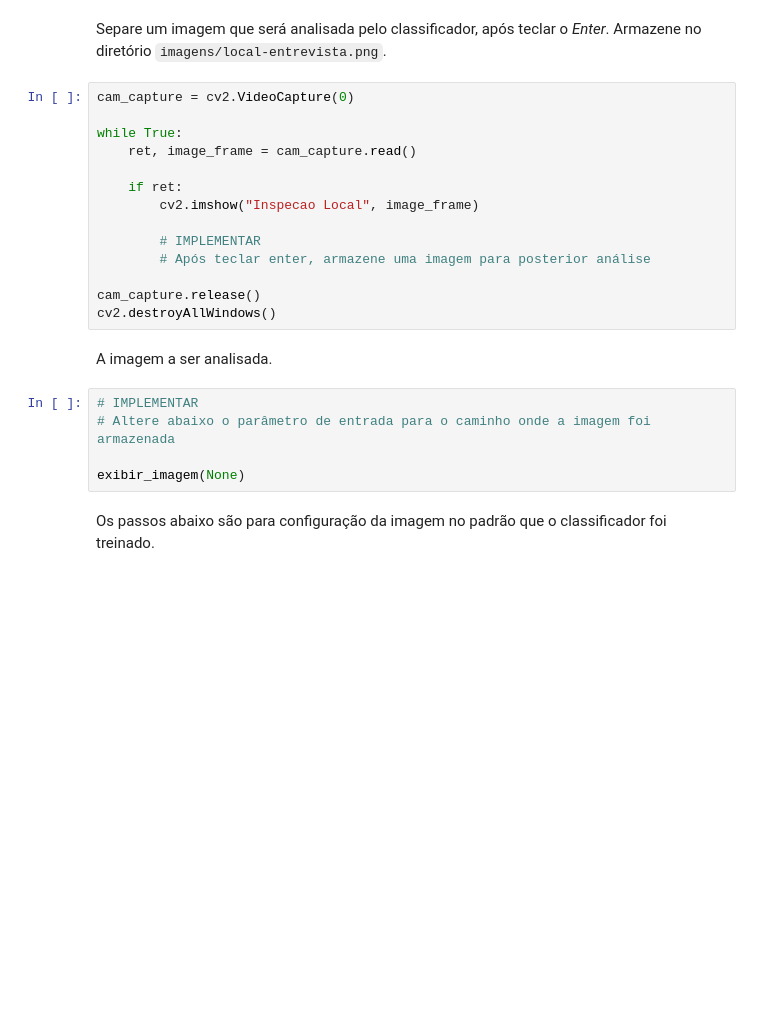
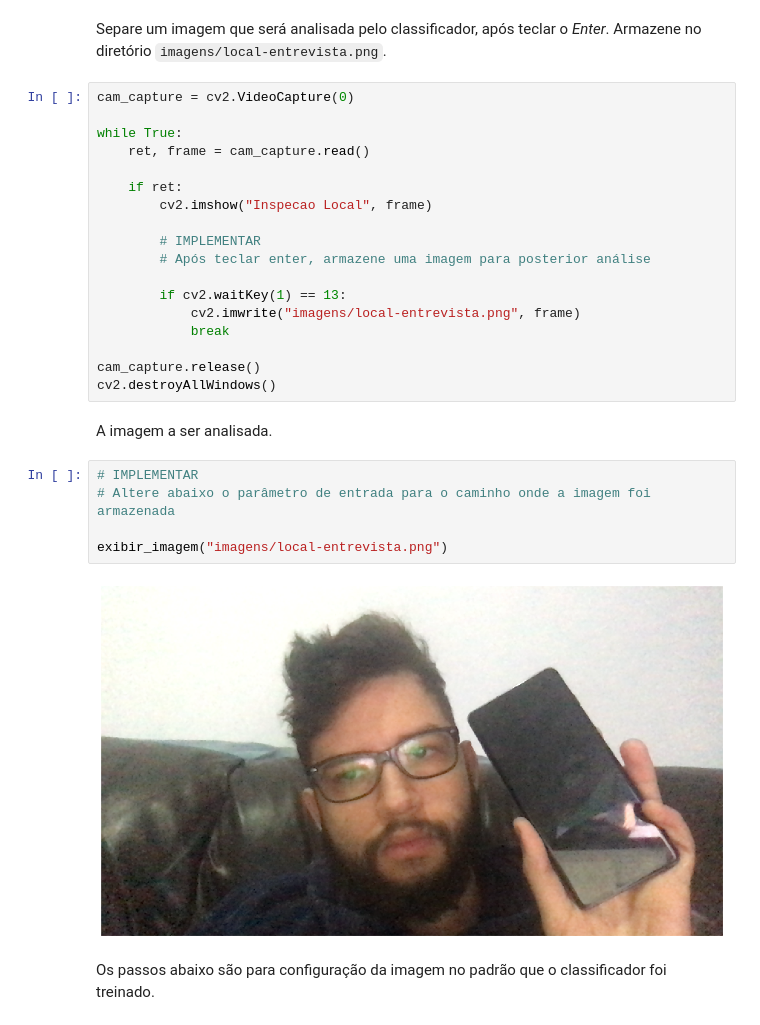
Before and after one commit to FelipeMarcos/fiap-ml-tec-proc-imagens-capstone, a Jupyter notebook: projeto-final/smart-hiring.ipynb, the cells around one changed output. Saved outputs shown, nothing was run; the diff lists cells and outputs as text; blank space fills up the shorter version.

```diff
--- a/projeto-final/smart-hiring.ipynb
+++ b/projeto-final/smart-hiring.ipynb
@@ -632,14 +632,18 @@ Separe um imagem que será analisada pelo classificador, após teclar o _Enter_.
 cam_capture = cv2.VideoCapture(0)
 
 while True:
-    ret, image_frame = cam_capture.read()
+    ret, frame = cam_capture.read()
 
     if ret:
-        cv2.imshow("Inspecao Local", image_frame)
+        cv2.imshow("Inspecao Local", frame)
 
         # IMPLEMENTAR
         # Após teclar enter, armazene uma imagem para posterior análise
 
+        if cv2.waitKey(1) == 13:
+            cv2.imwrite("imagens/local-entrevista.png", frame)
+            break
+
 cam_capture.release()
 cv2.destroyAllWindows()
 # %% [markdown]
@@ -647,8 +651,10 @@ A imagem a ser analisada.
 # %%
 # IMPLEMENTAR
 # Altere abaixo o parâmetro de entrada para o caminho onde a imagem foi armazenada
 
-exibir_imagem(None)
+exibir_imagem("imagens/local-entrevista.png")
+# %% [output]
+[figure, added]
 # %% [markdown]
 Os passos abaixo são para configuração da imagem no padrão que o classificador foi treinado.
 # %%
```
Also changed, not shown: parts of 3 cells of this notebook.
